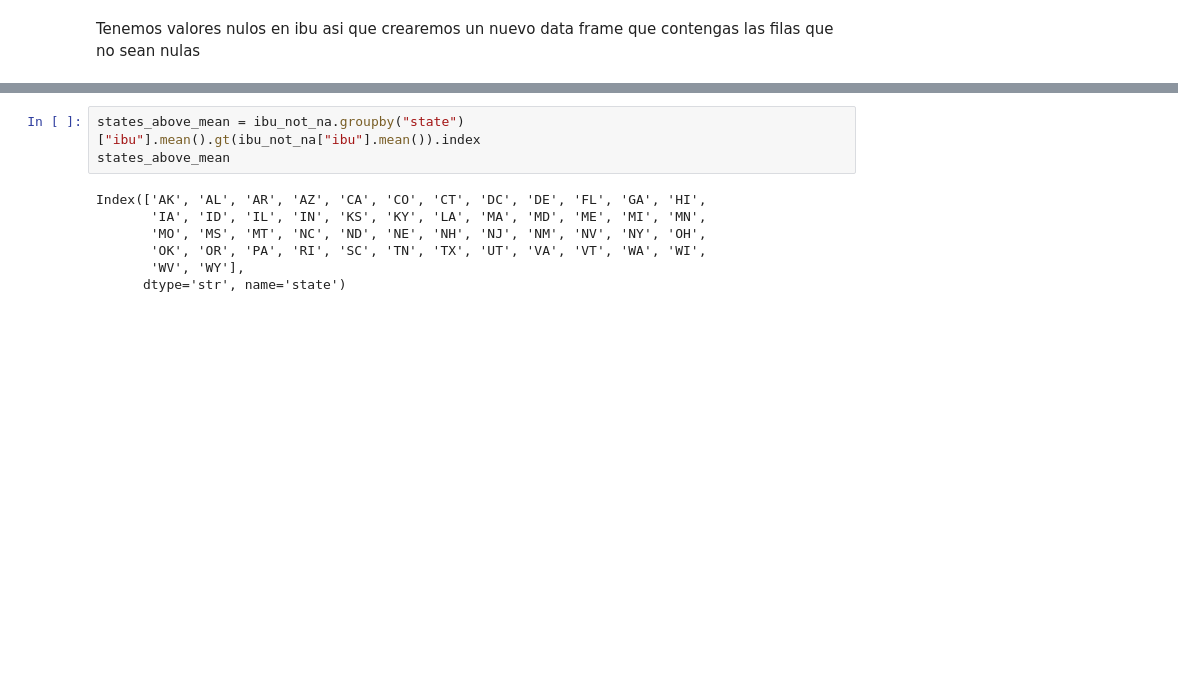
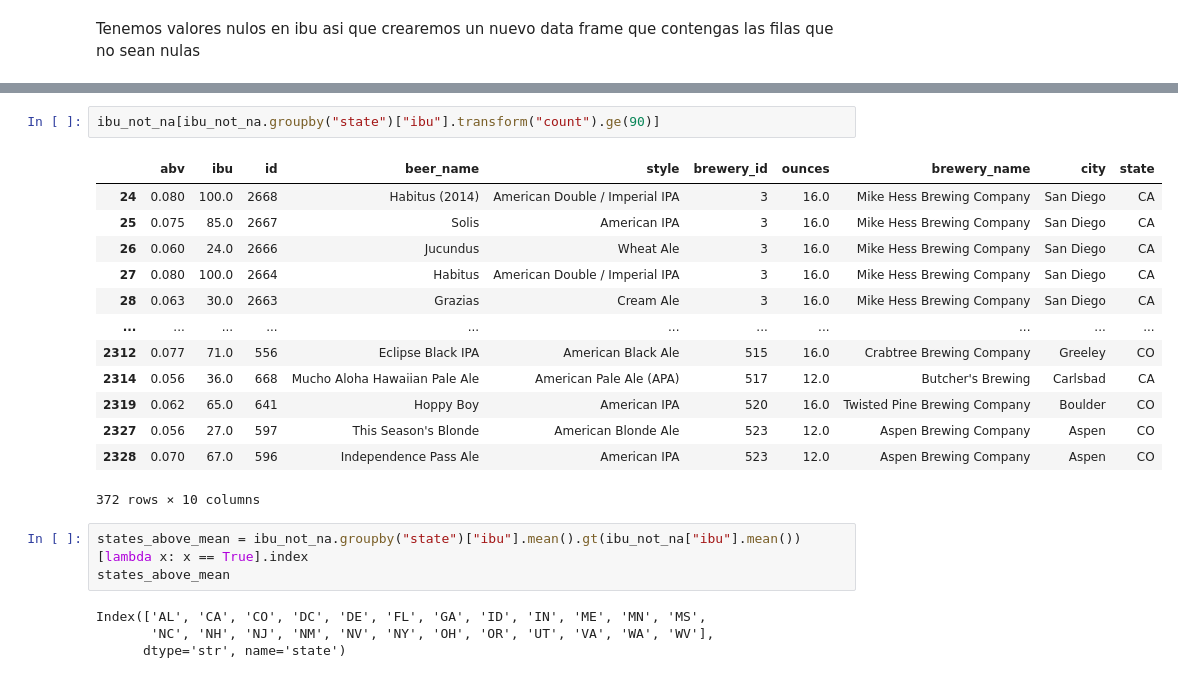
Before and after one commit to ianu717/2026-02-BILBAO-FT-Data-Science, a Jupyter notebook: 2-Data_Analysis/2-Pandas/Practica/6-Beers/birras_repaso_Unai.ipynb, the cells around one changed output, grey strips where cells are left out. Saved outputs shown, nothing was run; the diff lists cells and outputs as text; blank space fills up the shorter version.

```diff
--- a/2-Data_Analysis/2-Pandas/Practica/6-Beers/birras_repaso_Unai.ipynb
+++ b/2-Data_Analysis/2-Pandas/Practica/6-Beers/birras_repaso_Unai.ipynb
@@ -537,10 +541,23 @@ Name: ibu, dtype: float64
+# %%
+ibu_not_na[ibu_not_na.groupby("state")["ibu"].transform("count").ge(90)]
+# %% [output]
+|  | abv | ibu | id | beer_name | style | brewery_id | ounces | brewery_name | city | state |
+| 24 | 0.080 | 100.0 | 2668 | Habitus (2014) | American Double / Imperial IPA | 3 | 16.0 | Mike Hess Brewing Company | San Diego | CA |
+| 25 | 0.075 | 85.0 | 2667 | Solis | American IPA | 3 | 16.0 | Mike Hess Brewing Company | San Diego | CA |
+| 26 | 0.060 | 24.0 | 2666 | Jucundus | Wheat Ale | 3 | 16.0 | Mike Hess Brewing Company | San Diego | CA |
+| 27 | 0.080 | 100.0 | 2664 | Habitus | American Double / Imperial IPA | 3 | 16.0 | Mike Hess Brewing Company | San Diego | CA |
+| 28 | 0.063 | 30.0 | 2663 | Grazias | Cream Ale | 3 | 16.0 | Mike Hess Brewing Company | San Diego | CA |
+| ... | ... | ... | ... | ... | ... | ... | ... | ... | ... | ... |
+| 2312 | 0.077 | 71.0 | 556 | Eclipse Black IPA | American Black Ale | 515 | 16.0 | Crabtree Brewing Company | Greeley | CO |
+| 2314 | 0.056 | 36.0 | 668 | Mucho Aloha Hawaiian Pale Ale | American Pale Ale (APA) | 517 | 12.0 | Butcher's Brewing | Carlsbad | CA |
+| 2319 | 0.062 | 65.0 | 641 | Hoppy Boy | American IPA | 520 | 16.0 | Twisted Pine Brewing Company | Boulder | CO |
+| 2327 | 0.056 | 27.0 | 597 | This Season's Blonde | American Blonde Ale | 523 | 12.0 | Aspen Brewing Company | Aspen | CO |
+| 2328 | 0.070 | 67.0 | 596 | Independence Pass Ale | American IPA | 523 | 12.0 | Aspen Brewing Company | Aspen | CO |
+372 rows × 10 columns
 # %%
-states_above_mean = ibu_not_na.groupby("state")["ibu"].mean().gt(ibu_not_na["ibu"].mean()).index
+states_above_mean = ibu_not_na.groupby("state")["ibu"].mean().gt(ibu_not_na["ibu"].mean())[lambda x: x == True].index
 states_above_mean
 # %% [output]
-Index(['AK', 'AL', 'AR', 'AZ', 'CA', 'CO', 'CT', 'DC', 'DE', 'FL', 'GA', 'HI',
-       'IA', 'ID', 'IL', 'IN', 'KS', 'KY', 'LA', 'MA', 'MD', 'ME', 'MI', 'MN',
-       'MO', 'MS', 'MT', 'NC', 'ND', 'NE', 'NH', 'NJ', 'NM', 'NV', 'NY', 'OH',
-       'OK', 'OR', 'PA', 'RI', 'SC', 'TN', 'TX', 'UT', 'VA', 'VT', 'WA', 'WI',
-       'WV', 'WY'],
+Index(['AL', 'CA', 'CO', 'DC', 'DE', 'FL', 'GA', 'ID', 'IN', 'ME', 'MN', 'MS',
+       'NC', 'NH', 'NJ', 'NM', 'NV', 'NY', 'OH', 'OR', 'UT', 'VA', 'WA', 'WV'],
       dtype='str', name='state')
```
Also changed, not shown: parts of 11 cells of this notebook, 1 other file.
